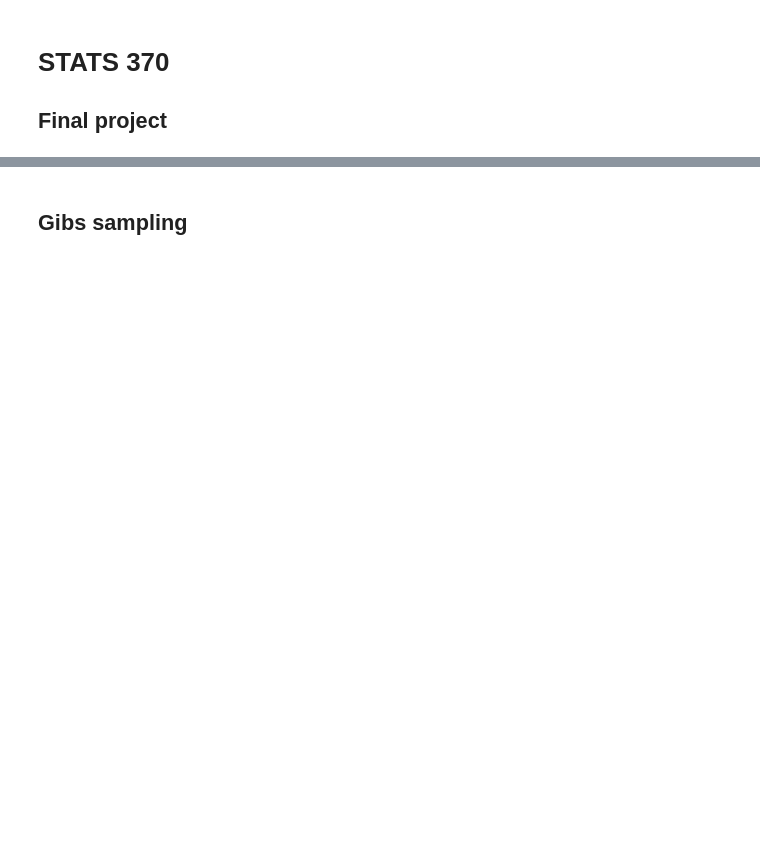
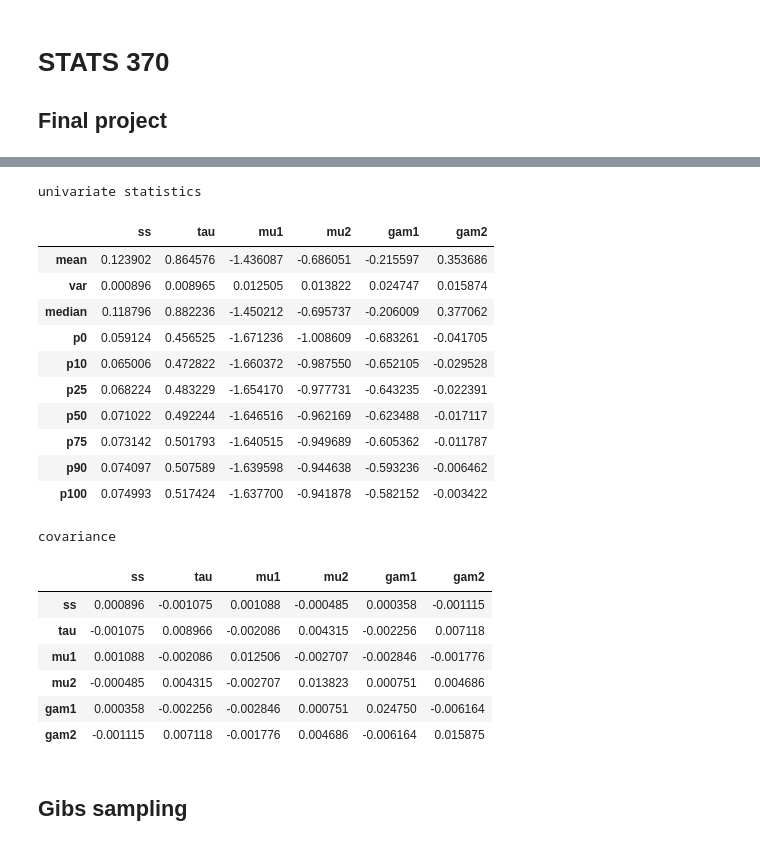
Before and after one commit to etrieschman/gene-expr, a Jupyter notebook: code/Trieschman_STATS370_Final.ipynb, the cells around one changed output, grey strips where cells are left out. Cells and saved outputs as stored; diff of their text form; code cells hidden in the pictures; blank space fills up the shorter version.

```diff
--- a/code/Trieschman_STATS370_Final.ipynb
+++ b/code/Trieschman_STATS370_Final.ipynb
@@ -115,3 +105,45 @@ for i, xt in enumerate(xt_mh_sub):
+# %%
+theta_labels = ['ss', 'tau', 'mu1', 'mu2', 'gam1', 'gam2']
+
+# read-out statistics
+stats_mh = {}
+stats_mh['mean'] = np.mean(xt_mh, axis=0)
+stats_mh['var'] = np.var(xt_mh, axis=0)
+stats_mh['median'] = np.median(xt_mh, axis=0)
+for pctl in [0, 0.1, 0.25, 0.5, 0.75, 0.9, 1]:
+    stats_mh[f'p{int(pctl*100)}'] = np.percentile(xt_mh, pctl, axis=0)
+stats_mh = pd.DataFrame(stats_mh).T
+stats_mh.columns = theta_labels
+print('univariate statistics')
+display(stats_mh)
+
+# covariance
+cov_mh = pd.DataFrame(np.cov(xt_mh.T))
+cov_mh.columns = theta_labels
+cov_mh.index = theta_labels
+print('covariance')
+display(cov_mh)
+# %% [output]
+univariate statistics
+|  | ss | tau | mu1 | mu2 | gam1 | gam2 |
+| mean | 0.123902 | 0.864576 | -1.436087 | -0.686051 | -0.215597 | 0.353686 |
+| var | 0.000896 | 0.008965 | 0.012505 | 0.013822 | 0.024747 | 0.015874 |
+| median | 0.118796 | 0.882236 | -1.450212 | -0.695737 | -0.206009 | 0.377062 |
+| p0 | 0.059124 | 0.456525 | -1.671236 | -1.008609 | -0.683261 | -0.041705 |
+| p10 | 0.065006 | 0.472822 | -1.660372 | -0.987550 | -0.652105 | -0.029528 |
+| p25 | 0.068224 | 0.483229 | -1.654170 | -0.977731 | -0.643235 | -0.022391 |
+| p50 | 0.071022 | 0.492244 | -1.646516 | -0.962169 | -0.623488 | -0.017117 |
+| p75 | 0.073142 | 0.501793 | -1.640515 | -0.949689 | -0.605362 | -0.011787 |
+| p90 | 0.074097 | 0.507589 | -1.639598 | -0.944638 | -0.593236 | -0.006462 |
+| p100 | 0.074993 | 0.517424 | -1.637700 | -0.941878 | -0.582152 | -0.003422 |
+covariance
+|  | ss | tau | mu1 | mu2 | gam1 | gam2 |
+| ss | 0.000896 | -0.001075 | 0.001088 | -0.000485 | 0.000358 | -0.001115 |
+| tau | -0.001075 | 0.008966 | -0.002086 | 0.004315 | -0.002256 | 0.007118 |
+| mu1 | 0.001088 | -0.002086 | 0.012506 | -0.002707 | -0.002846 | -0.001776 |
+| mu2 | -0.000485 | 0.004315 | -0.002707 | 0.013823 | 0.000751 | 0.004686 |
+| gam1 | 0.000358 | -0.002256 | -0.002846 | 0.000751 | 0.024750 | -0.006164 |
+| gam2 | -0.001115 | 0.007118 | -0.001776 | 0.004686 | -0.006164 | 0.015875 |
 # %% [markdown]
 ## Gibs sampling
 # %%
```
Also changed, not shown: parts of 27 cells of this notebook, 6 other files.
